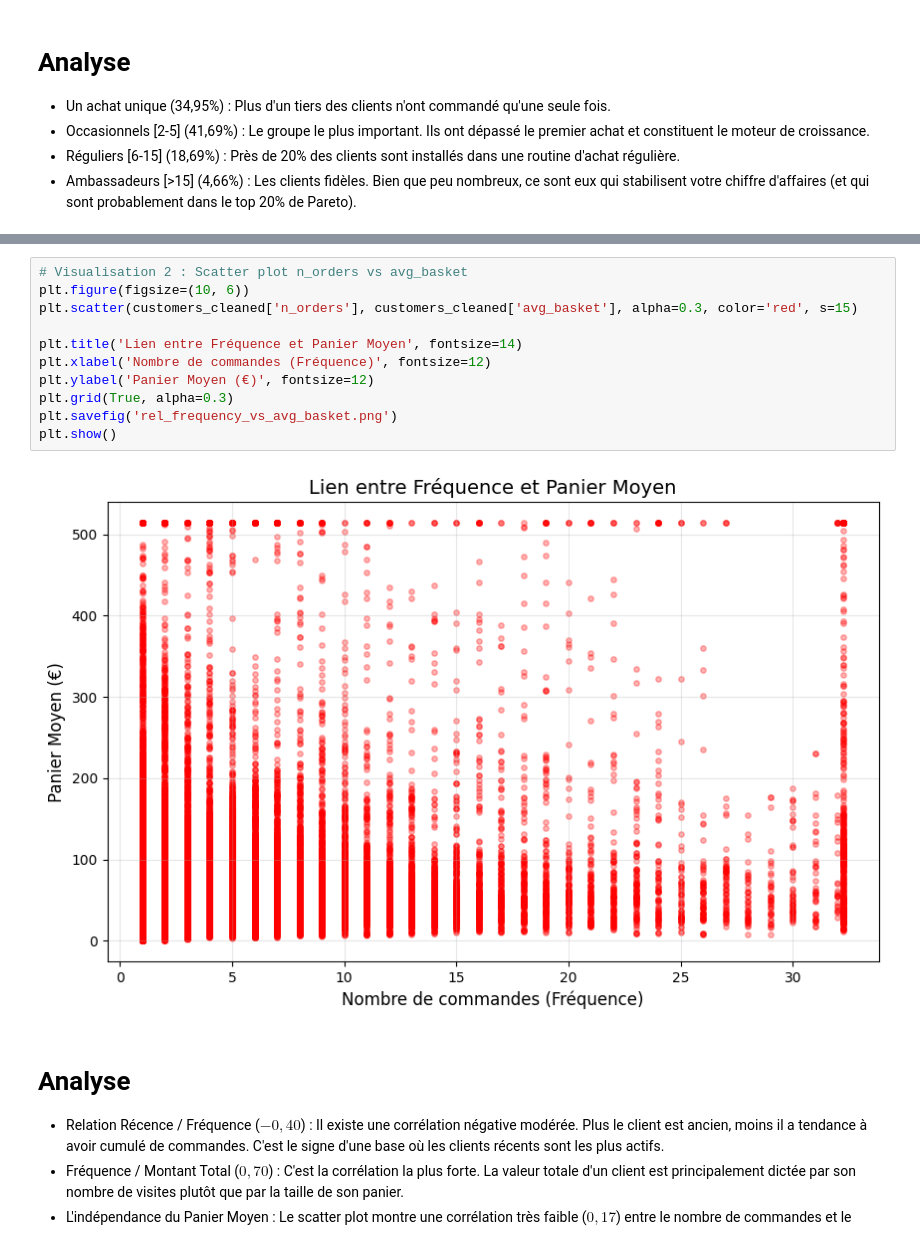
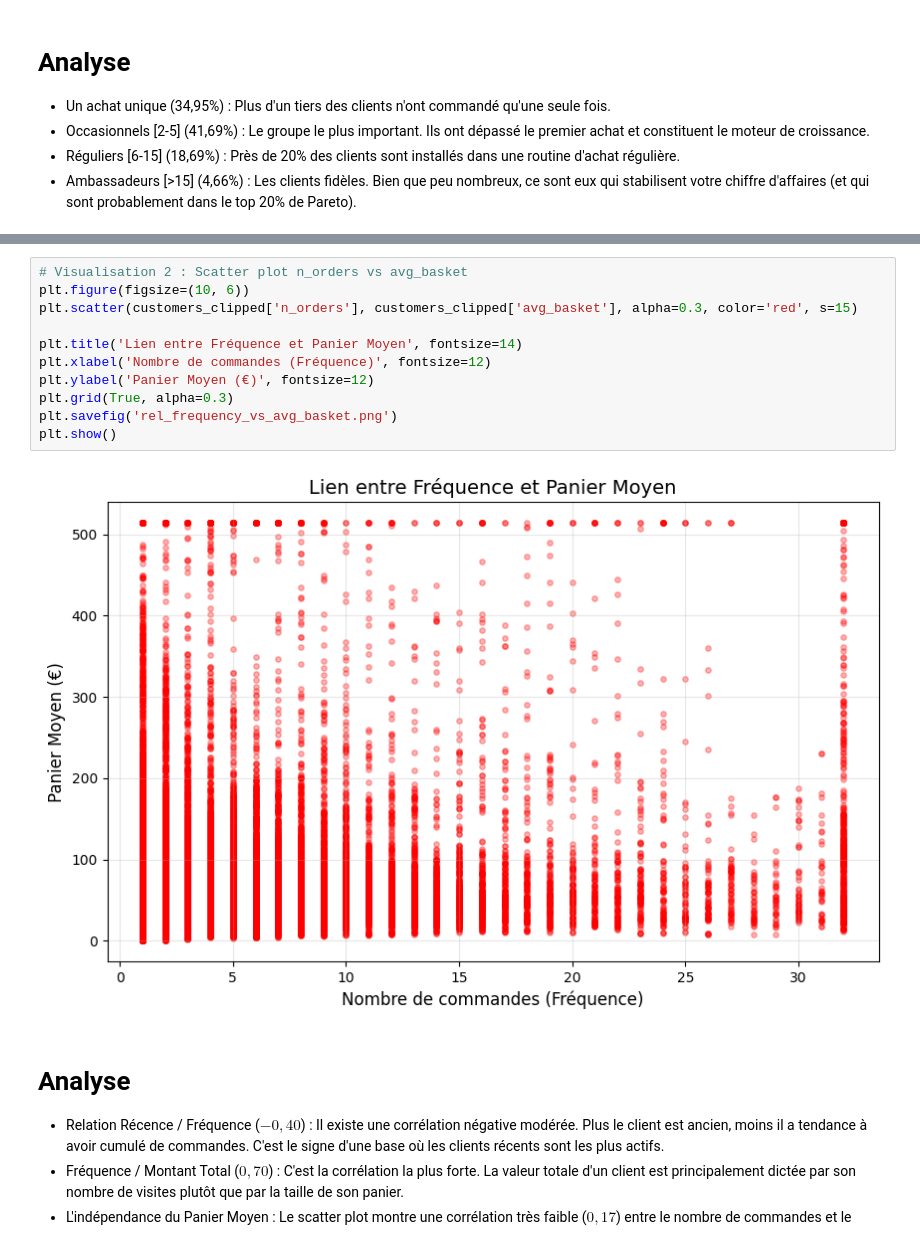
Before and after one commit to chapgangkarelle/data_marketing_project, a Jupyter notebook: analysis.ipynb, the cells around one changed output, grey strips where cells are left out. Saved outputs shown, nothing was run; the diff lists cells and outputs as text.

```diff
--- a/analysis.ipynb
+++ b/analysis.ipynb
@@ -311,16 +314,16 @@ plt.show()
 # %%
 # Visualisation 2 : Scatter plot n_orders vs avg_basket
 plt.figure(figsize=(10, 6))
-plt.scatter(customers_cleaned['n_orders'], customers_cleaned['avg_basket'], alpha=0.3, color='red', s=15)
+plt.scatter(customers_clipped['n_orders'], customers_clipped['avg_basket'], alpha=0.3, color='red', s=15)
 
 plt.title('Lien entre Fréquence et Panier Moyen', fontsize=14)
 plt.xlabel('Nombre de commandes (Fréquence)', fontsize=12)
 plt.ylabel('Panier Moyen (€)', fontsize=12)
 plt.grid(True, alpha=0.3)
 plt.savefig('rel_frequency_vs_avg_basket.png')
 plt.show()
 # %% [output]
-[figure, old version]
+[figure, new version]
 # %% [markdown]
 # Analyse
 
```
Also changed, not shown: parts of 8 cells of this notebook.
